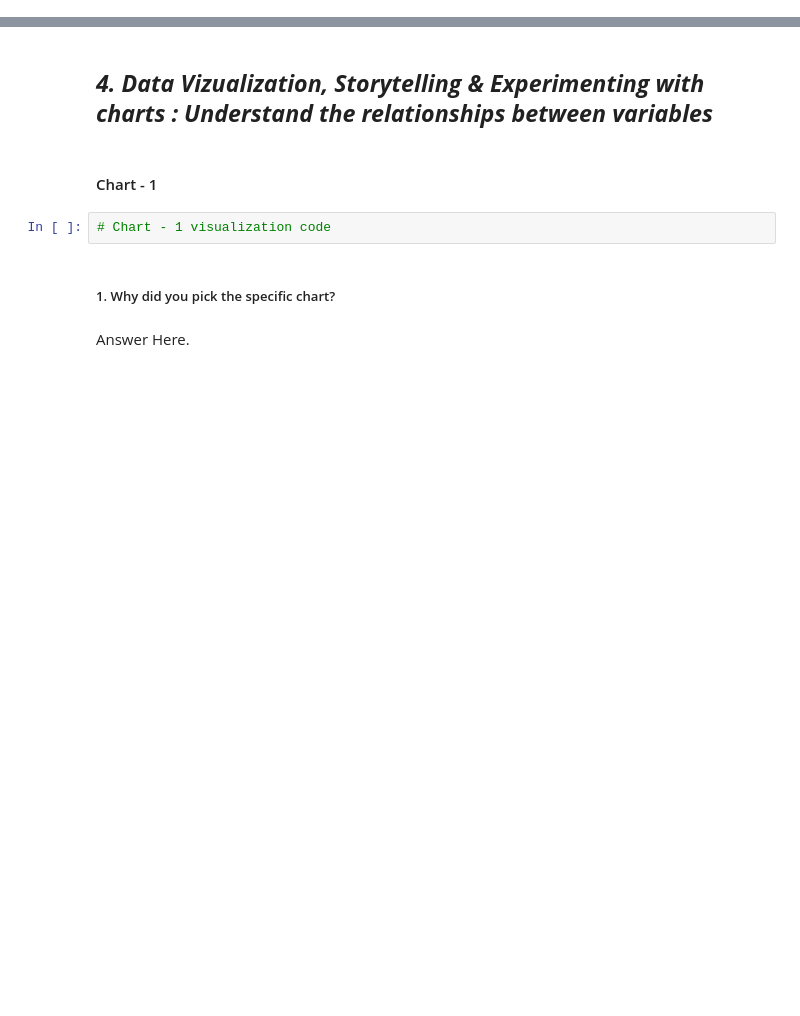
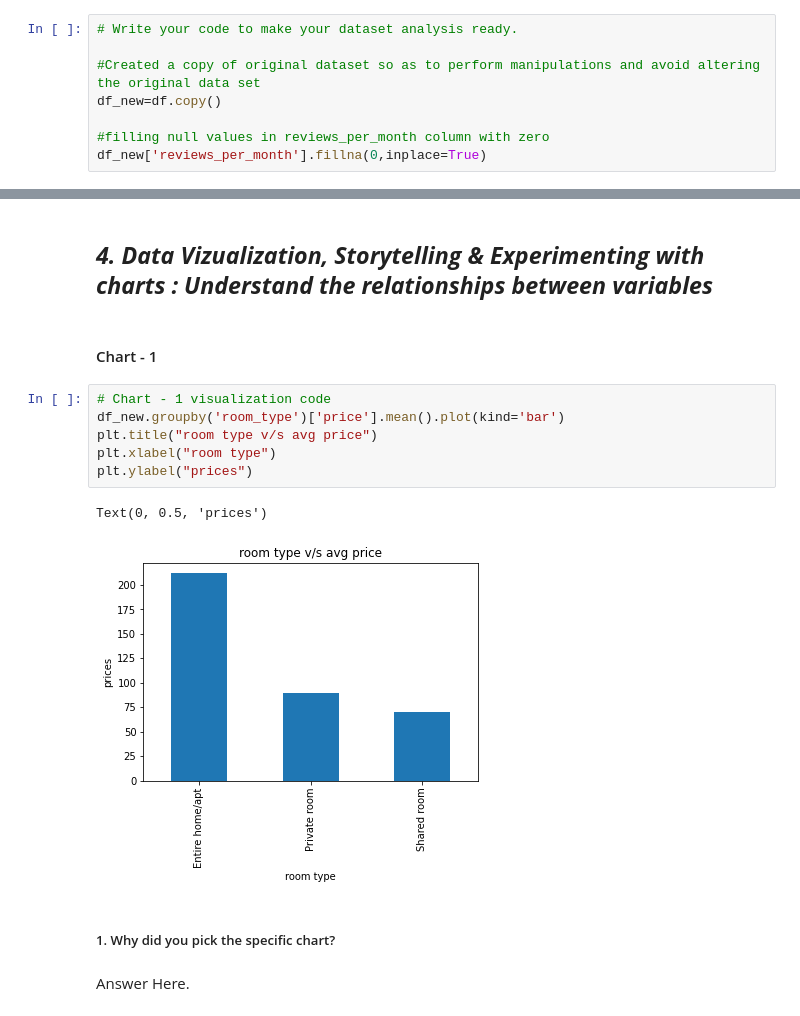
Before and after one commit to HarshadTheOne/AirBnb-Bookings-Analysis, a Jupyter notebook: AirBnb_Booking_Analysis_Capstone_Project.ipynb, the cells around one changed output, grey strips where cells are left out. Cells and saved outputs as stored; diff of their text form; blank space fills up the shorter version.

```diff
--- a/AirBnb_Booking_Analysis_Capstone_Project.ipynb
+++ b/AirBnb_Booking_Analysis_Capstone_Project.ipynb
@@ -236,3 +234,11 @@ No. of unique values in  availability_365 is 366 .
+# %%
+# Write your code to make your dataset analysis ready.
+
+#Created a copy of original dataset so as to perform manipulations and avoid altering the original data set
+df_new=df.copy()
+
+#filling null values in reviews_per_month column with zero
+df_new['reviews_per_month'].fillna(0,inplace=True)
 # %% [markdown]
 ### What all manipulations have you done and insights you found?
 # %% [markdown]
@@ -241,8 +247,15 @@ Answer Here.
 ## ***4. Data Vizualization, Storytelling & Experimenting with charts : Understand the relationships between variables***
 # %% [markdown]
 #### Chart - 1
-# %%
-# Chart - 1 visualization code
+# %%
+# Chart - 1 visualization code
+df_new.groupby('room_type')['price'].mean().plot(kind='bar')
+plt.title("room type v/s avg price")
+plt.xlabel("room type")
+plt.ylabel("prices")
+# %% [output]
+Text(0, 0.5, 'prices')
+[figure, added]
 # %% [markdown]
 ##### 1. Why did you pick the specific chart?
 # %% [markdown]
```
Also changed, not shown: parts of 2 cells of this notebook.
